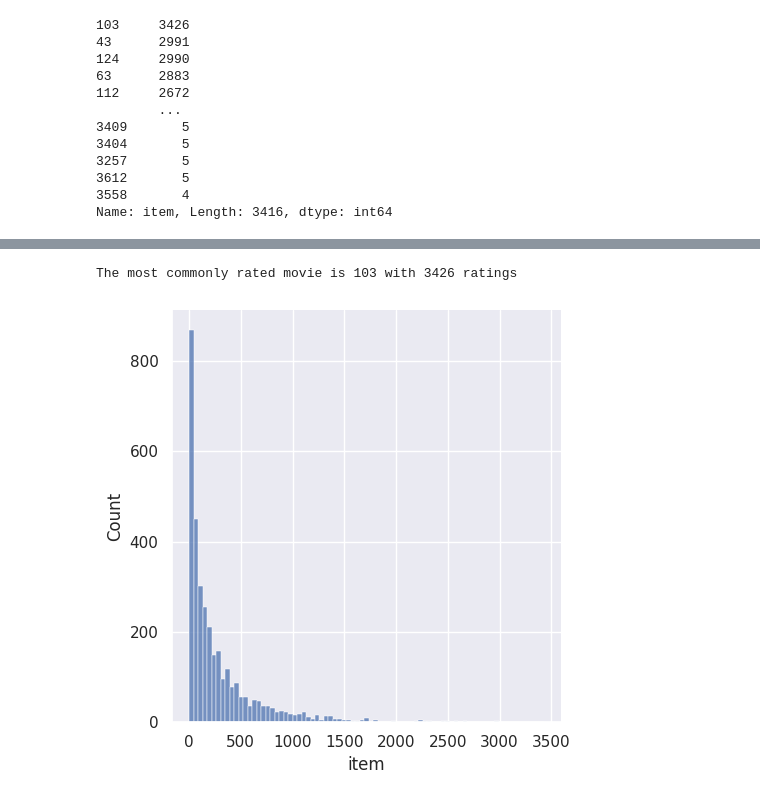
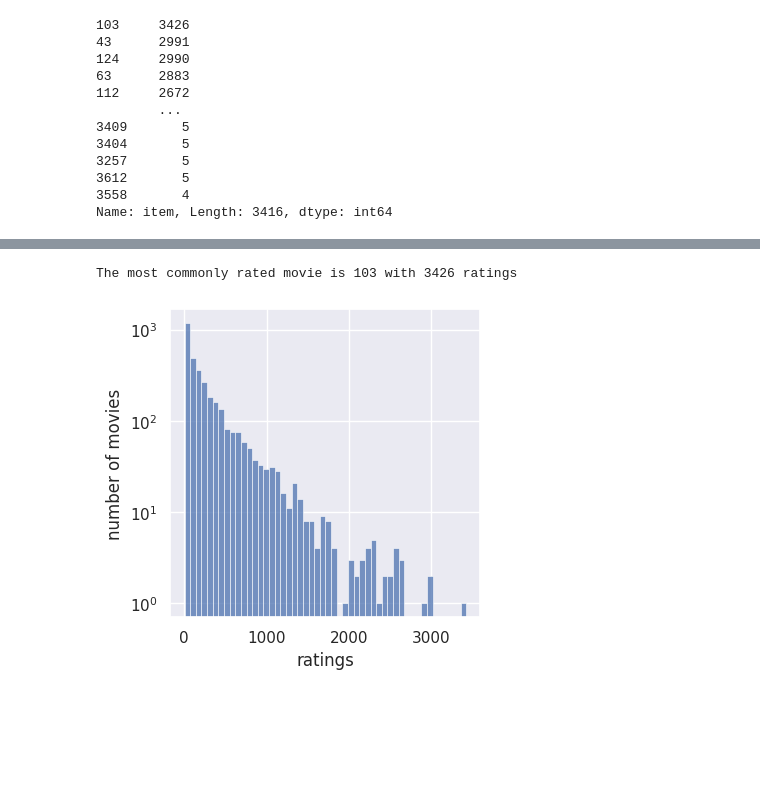
Before and after one commit to rat-nick/deepRec, a Jupyter notebook: eda.ipynb, the cells around one changed output, grey strips where cells are left out. Cells and saved outputs as stored; diff of their text form; code cells hidden in the pictures; blank space fills up the shorter version.

```diff
--- a/eda.ipynb
+++ b/eda.ipynb
@@ -59,6 +60,8 @@ Name: item, Length: 3416, dtype: int64
 # %%
 import seaborn as sns
 
-sns.set_style('dark')
-sns.displot(df['rating'], bins=5)
+sns.set_style("dark")
+sns.set(rc={'figure.figsize':(4,4)})
+g = sns.histplot(df["rating"], bins=5, stat='density')
+g.figure.savefig('rating_dist.pdf')
 # %% [output]
@@ -67,9 +69,13 @@ sns.displot(df['rating'], bins=5)
 # %%
-item_counts = df['item'].value_counts()
-sns.displot(item_counts)
+item_counts = df["item"].value_counts()
+g = sns.histplot(item_counts, stat='count', bins=50)
+g.set_yscale('log')
+g.set_ylabel('number of movies')
+g.set_xlabel("ratings")
+g.figure.savefig('movie_ratings.pdf')
 most_common = item_counts.index[0]
 value = item_counts.max()
 print(f"The most commonly rated movie is {most_common} with {value} ratings")
 # %% [output]
 The most commonly rated movie is 103 with 3426 ratings
-[figure, old version]
+[figure, new version]
```
Also changed, not shown: parts of 9 cells of this notebook, 29 other files.
